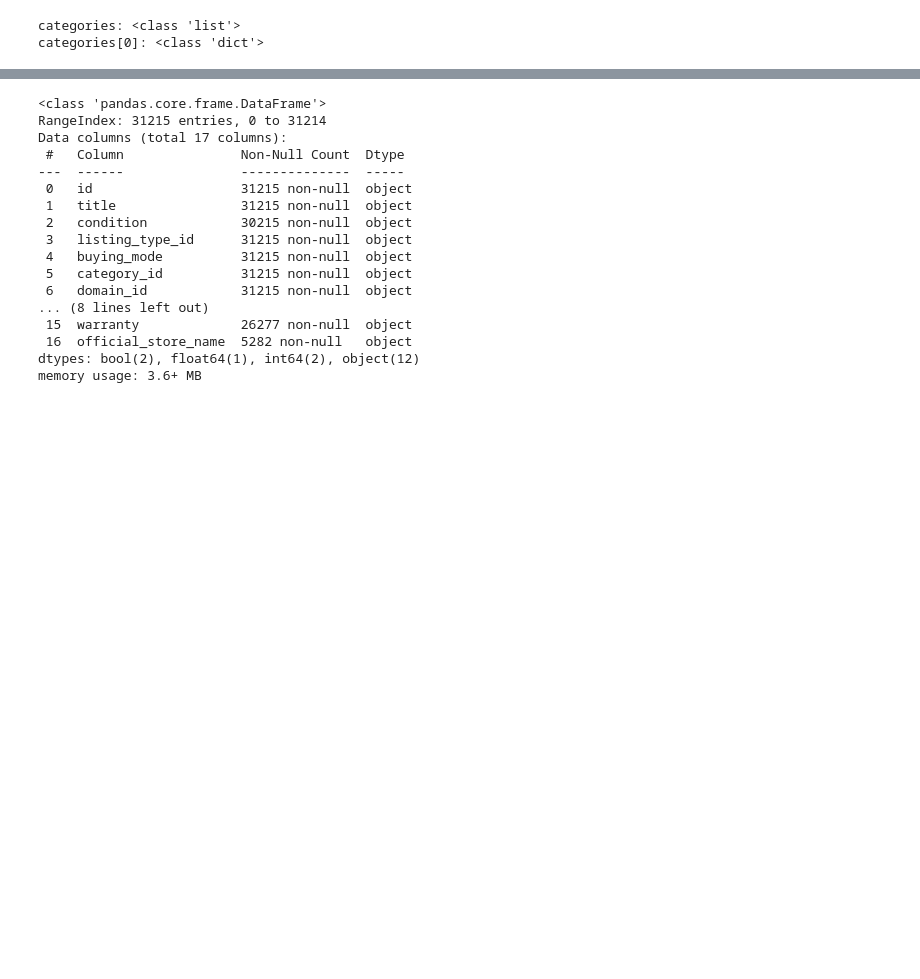
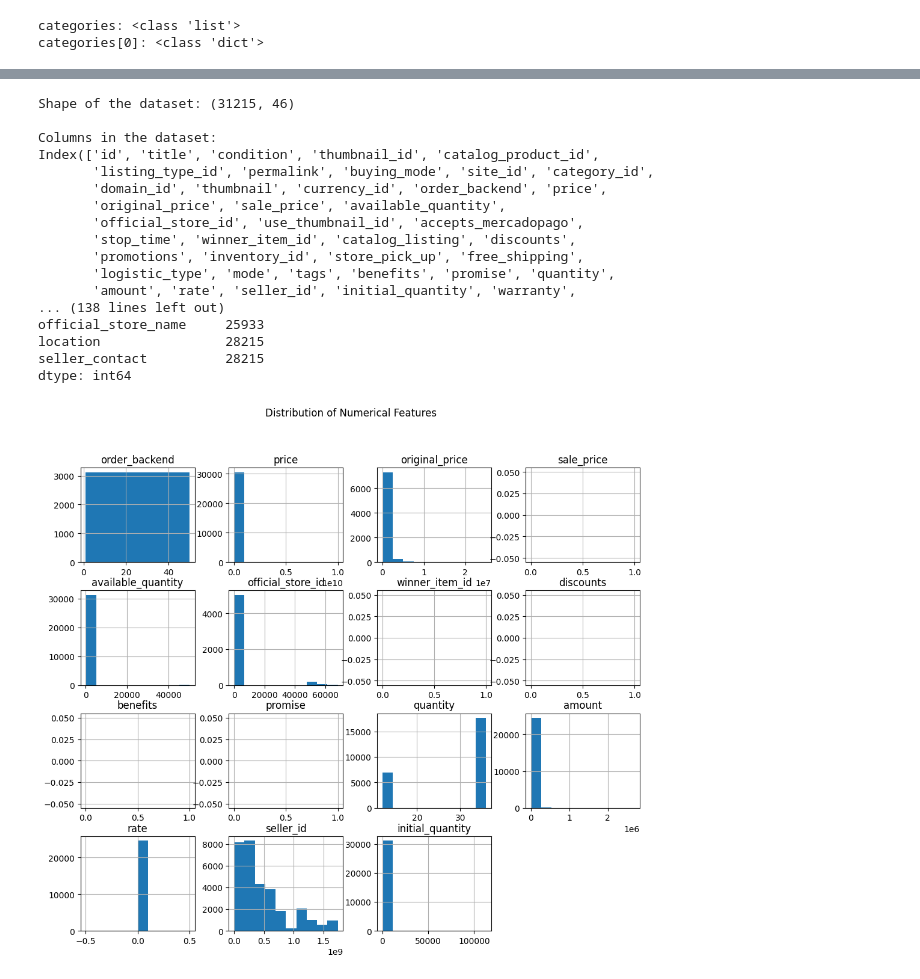
Before and after one commit to carolinajimenez/product-grouping-ml, a Jupyter notebook: notebooks/1.0-initial-data-exploration.ipynb, the cells around one changed output, grey strips where cells are left out. Drawn from its saved outputs; the diff is of its cells as text; code cells hidden in the pictures; blank space fills up the shorter version.

Commit message:
Update DataExploration

```diff
--- a/notebooks/1.0-initial-data-exploration.ipynb
+++ b/notebooks/1.0-initial-data-exploration.ipynb
@@ -173,10 +161,0 @@ Item cols: ['id', 'title', 'condition', 'thumbnail_id', 'catalog_product_id', 'l
-# %%
-# Delete columns that are not useful for the model
-items.drop(['thumbnail_id', 'catalog_product_id', 'permalink', 'currency_id', 'order_backend', 'original_price',
-                'sale_price', 'official_store_id', 'use_thumbnail_id', 'accepts_mercadopago', 'winner_item_id',
-                'catalog_listing', 'discounts', 'promotions', 'inventory_id', 'mode', 'tags', 'benefits', 'promise',
-                'quantity', 'amount', 'rate', 'initial_quantity', 'differential_pricing', 'variation_filters',
-                'variations_data', 'site_id', 'location', 'seller_contact'], axis=1, inplace=True)
-item_cols = list(items.columns)
-print("Item cols:", item_cols, len(item_cols), end="\n\n")
-items.head()
@@ -191,20 +161,0 @@ Item cols: ['id', 'title', 'condition', 'listing_type_id', 'buying_mode', 'categ
-# %%
-items.info()
-# %% [output]
-<class 'pandas.core.frame.DataFrame'>
-RangeIndex: 31215 entries, 0 to 31214
-Data columns (total 17 columns):
- #   Column               Non-Null Count  Dtype
----  ------               --------------  -----
- 0   id                   31215 non-null  object
- 1   title                31215 non-null  object
- 2   condition            30215 non-null  object
- 3   listing_type_id      31215 non-null  object
- 4   buying_mode          31215 non-null  object
- 5   category_id          31215 non-null  object
- 6   domain_id            31215 non-null  object
-... (8 lines left out)
- 15  warranty             26277 non-null  object
- 16  official_store_name  5282 non-null   object
-dtypes: bool(2), float64(1), int64(2), object(12)
-memory usage: 3.6+ MB
@@ -210,0 +217,28 @@ memory usage: 3.6+ MB
+# %%
+# Instantiate the EDA class with your dataframe
+eda = EDA(items)
+
+# Perform EDA steps
+eda.show_basic_info()
+eda.show_summary_statistics()
+eda.show_missing_values()
+eda.visualize_data()
+# %% [output]
+Shape of the dataset: (31215, 46)
+
+Columns in the dataset:
+Index(['id', 'title', 'condition', 'thumbnail_id', 'catalog_product_id',
+       'listing_type_id', 'permalink', 'buying_mode', 'site_id', 'category_id',
+       'domain_id', 'thumbnail', 'currency_id', 'order_backend', 'price',
+       'original_price', 'sale_price', 'available_quantity',
+       'official_store_id', 'use_thumbnail_id', 'accepts_mercadopago',
+       'stop_time', 'winner_item_id', 'catalog_listing', 'discounts',
+       'promotions', 'inventory_id', 'store_pick_up', 'free_shipping',
+       'logistic_type', 'mode', 'tags', 'benefits', 'promise', 'quantity',
+       'amount', 'rate', 'seller_id', 'initial_quantity', 'warranty',
+... (138 lines left out)
+official_store_name     25933
+location                28215
+seller_contact          28215
+dtype: int64
+[figure, added]
```
Also changed, not shown: parts of 13 cells of this notebook.
